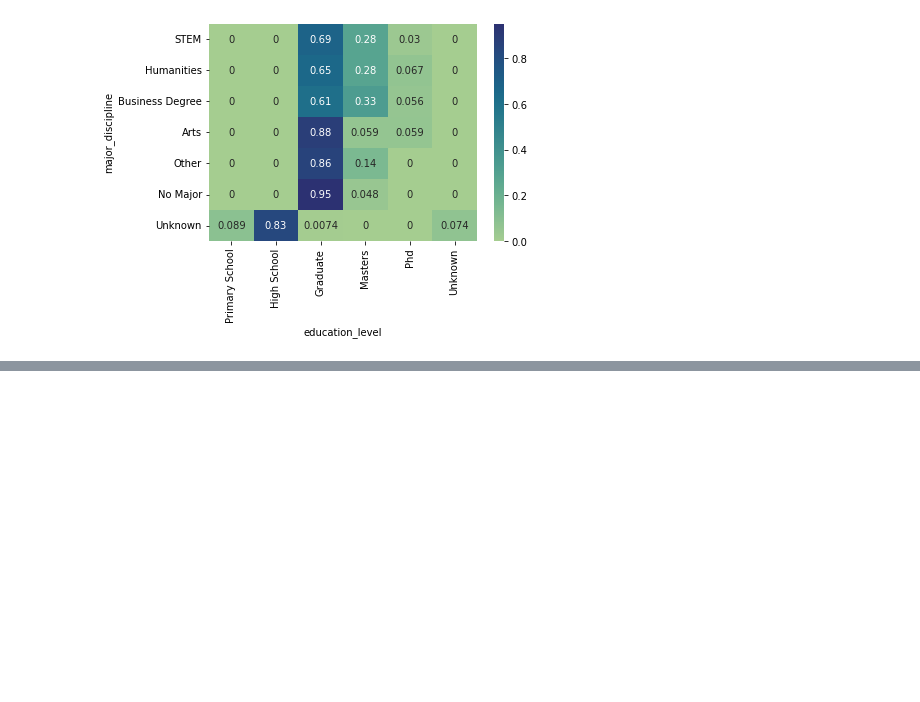
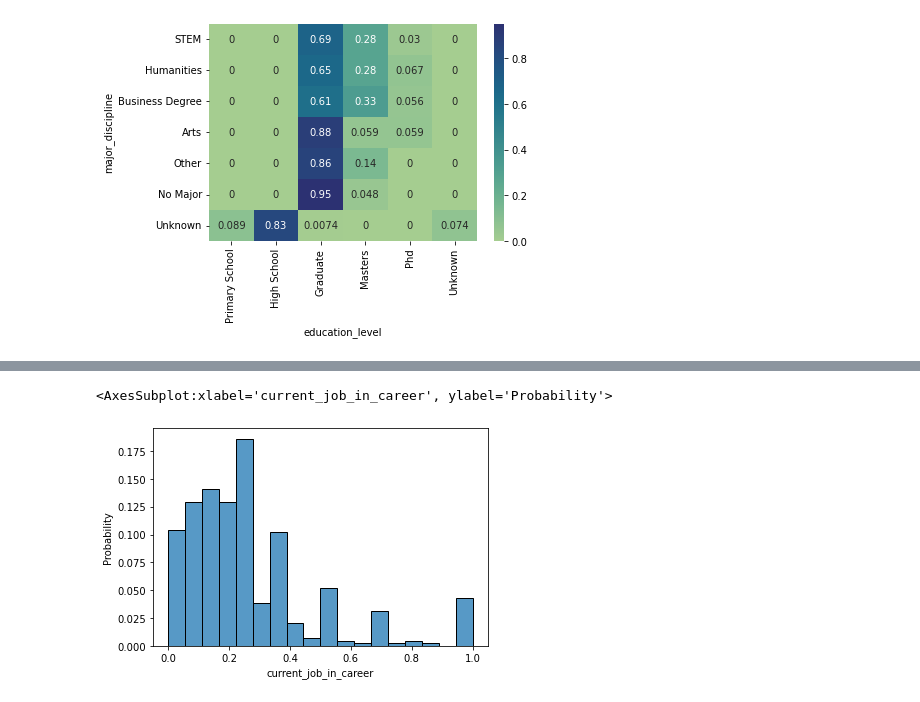
Before and after one commit to ildemsanli/DataViz_Streamlit_PW5_T1, a Jupyter notebook: EDA/EDA.ipynb, the cells around one changed output, grey strips where cells are left out. Saved outputs shown, nothing was run; the diff lists cells and outputs as text; code cells hidden in the pictures; blank space fills up the shorter version.

```diff
--- a/EDA/EDA.ipynb
+++ b/EDA/EDA.ipynb
@@ -128,0 +157,5 @@ df = data.loc[(data['gender'] == 'Male') | (data['gender'] == 'Female') | (data[
+# %%
+sns.histplot(data = data.loc[data['target'] == 1], x='current_job_in_career', stat = 'probability')
+# %% [output]
+<AxesSubplot:xlabel='current_job_in_career', ylabel='Probability'>
+[figure, added]
```
Also changed, not shown: parts of 13 cells of this notebook, 1 other file.
